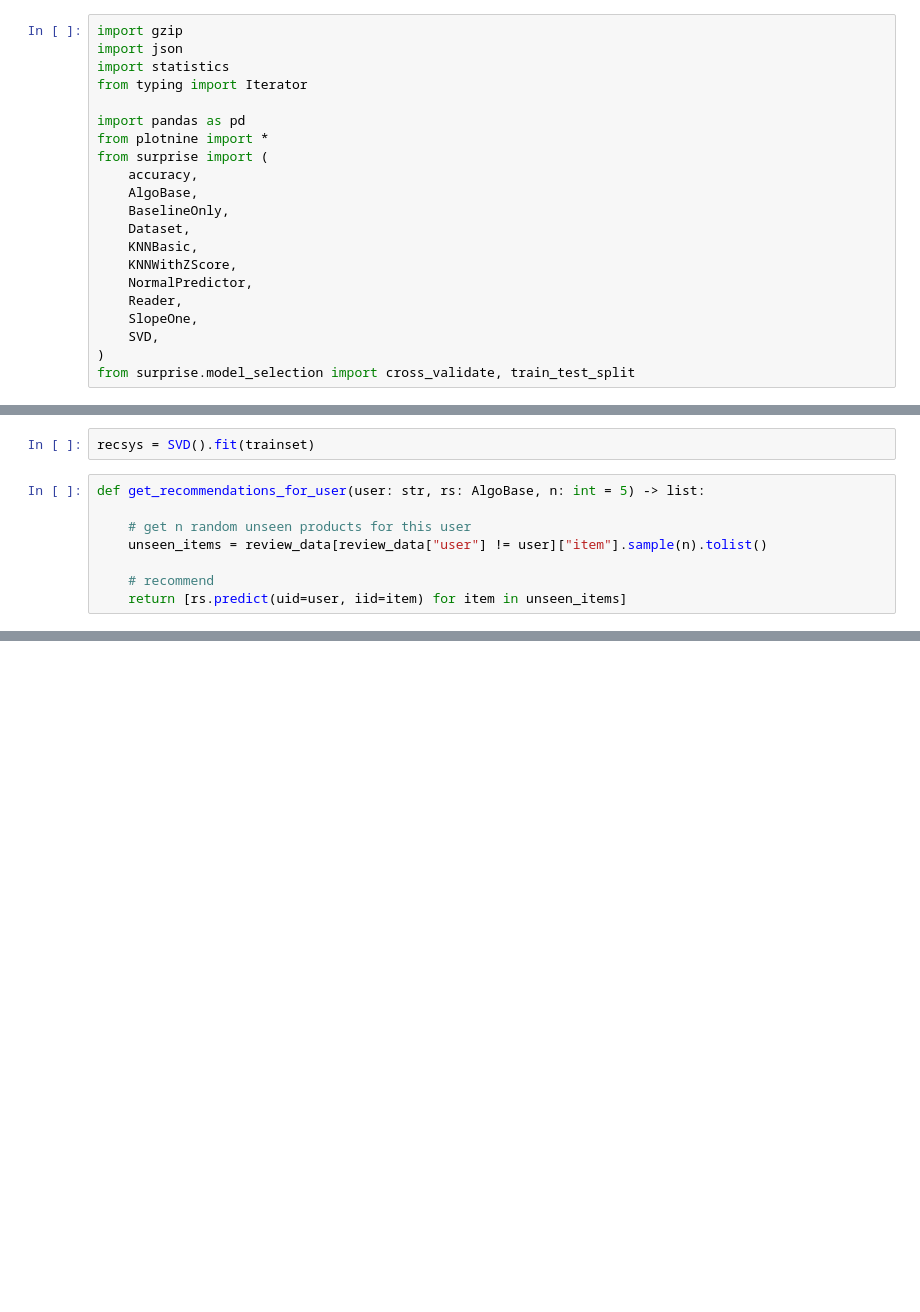
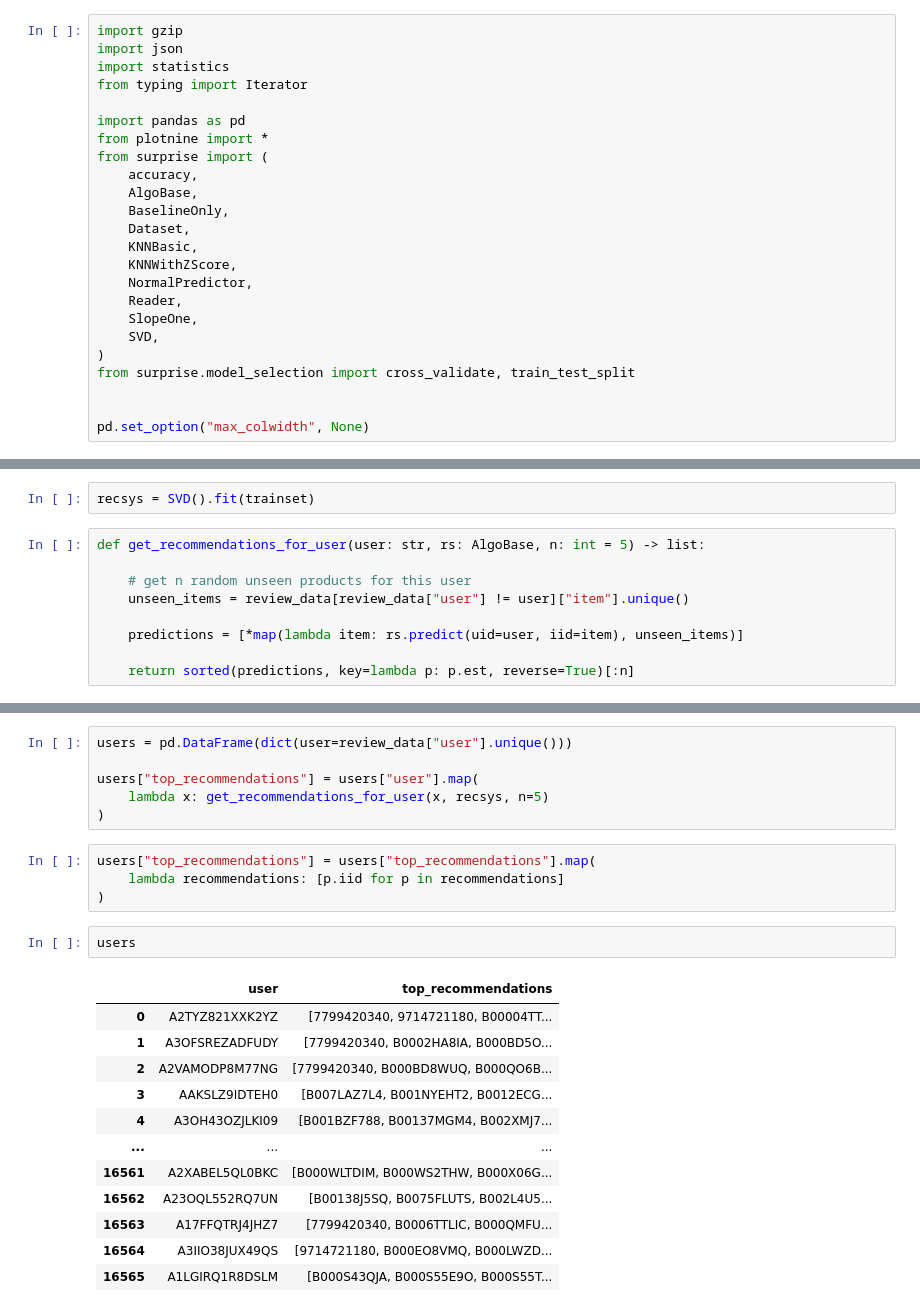
Before and after one commit to ilias-ant/recommender-systems, a Jupyter notebook: collab-filtering-RS.ipynb, the cells around one changed output, grey strips where cells are left out. Cells and saved outputs as stored; diff of their text form; blank space fills up the shorter version.

```diff
--- a/collab-filtering-RS.ipynb
+++ b/collab-filtering-RS.ipynb
@@ -19,6 +19,9 @@ from surprise import (
     SVD,
 )
 from surprise.model_selection import cross_validate, train_test_split
+
+
+pd.set_option("max_colwidth", None)
 # %% [markdown]
 # Table of Contents
 
@@ -289,10 +281,11 @@ recsys = SVD().fit(trainset)
 def get_recommendations_for_user(user: str, rs: AlgoBase, n: int = 5) -> list:
 
     # get n random unseen products for this user
-    unseen_items = review_data[review_data["user"] != user]["item"].sample(n).tolist()
+    unseen_items = review_data[review_data["user"] != user]["item"].unique()
 
-    # recommend
-    return [rs.predict(uid=user, iid=item) for item in unseen_items]
+    predictions = [*map(lambda item: rs.predict(uid=user, iid=item), unseen_items)]
+
+    return sorted(predictions, key=lambda p: p.est, reverse=True)[:n]
 # %%
 users = list(set((u for u, _, _ in testset)))
 
@@ -320 +313,26 @@ user: A1Y25D0HYDZE06 item: B00122OIJE r_ui = None   est = 4.44   {'was_impossibl
 =========================================================================================================
+# %%
+users = pd.DataFrame(dict(user=review_data["user"].unique()))
+
+users["top_recommendations"] = users["user"].map(
+    lambda x: get_recommendations_for_user(x, recsys, n=5)
+)
+# %%
+users["top_recommendations"] = users["top_recommendations"].map(
+    lambda recommendations: [p.iid for p in recommendations]
+)
+# %%
+users
+# %% [output]
+|  | user | top_recommendations |
+| 0 | A2TYZ821XXK2YZ | [7799420340, 9714721180, B00004TT... |
+| 1 | A3OFSREZADFUDY | [7799420340, B0002HA8IA, B000BD5O... |
+| 2 | A2VAMODP8M77NG | [7799420340, B000BD8WUQ, B000QO6B... |
+| 3 | AAKSLZ9IDTEH0 | [B007LAZ7L4, B001NYEHT2, B0012ECG... |
+| 4 | A3OH43OZJLKI09 | [B001BZF788, B00137MGM4, B002XMJ7... |
+| ... | ... | ... |
+| 16561 | A2XABEL5QL0BKC | [B000WLTDIM, B000WS2THW, B000X06G... |
+| 16562 | A23OQL552RQ7UN | [B00138J5SQ, B0075FLUTS, B002L4U5... |
+| 16563 | A17FFQTRJ4JHZ7 | [7799420340, B0006TTLIC, B000QMFU... |
+| 16564 | A3IIO38JUX49QS | [9714721180, B000EO8VMQ, B000LWZD... |
+| 16565 | A1LGIRQ1R8DSLM | [B000S43QJA, B000S55E9O, B000S55T... |
```
Also changed, not shown: parts of 12 cells of this notebook, 3 other files.
